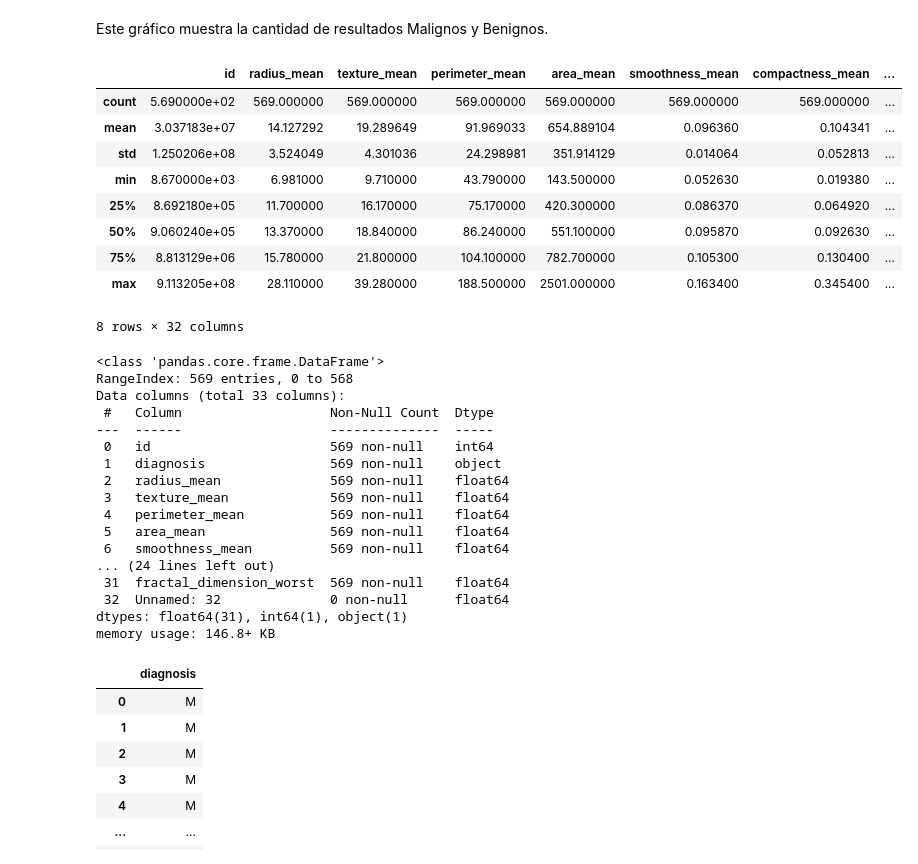
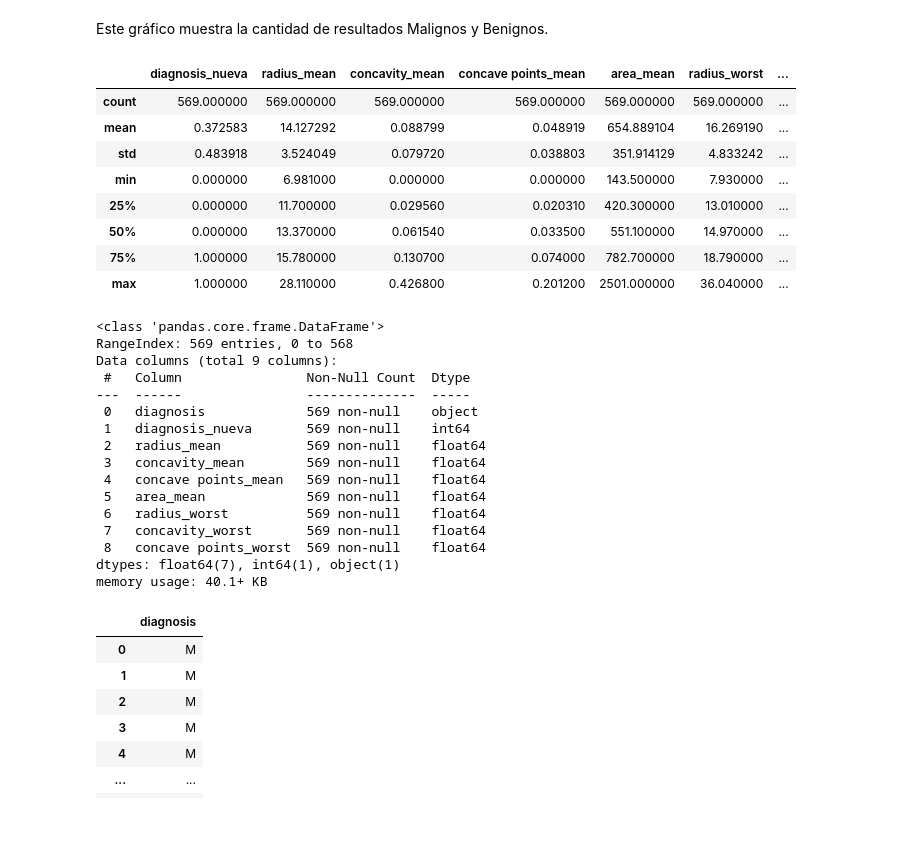
Before and after one commit to Mcps40/Dunder, a Jupyter notebook: data_Cancer.ipynb, the cells around one changed output. Drawn from its saved outputs; the diff is of its cells as text; code cells hidden in the pictures; blank space fills up the shorter version.

```diff
--- a/data_Cancer.ipynb
+++ b/data_Cancer.ipynb
@@ -8,7 +8,7 @@ from IPython.display import display
 from  PIL import Image
 # %%
 # Se abre el archivo en un dataFrame
-sourse = pd.read_csv("/content/Mineria_Datos/datos.csv")
+sourse = pd.read_csv("/content/MineriaDatos/data.csv")
 # %%
 # Se realiza copia de los datos en otro daraFrame para no modificar el archivo original
 data = sourse
@@ -154,0 +172,6 @@ Un valor alto indica que hay núcleos con formas muy asimétricas, lo que puede
+# %%
+# Creamos una nueva columna para cambiar valores de diagnosis sin modificar, remplezando sus datos en 1 y 0
+data['diagnosis_nueva'] = data['diagnosis'].replace({'M': 1, 'B': 0})
+
+# Muestra las primeras filas para verificar
+display(data[['diagnosis', 'diagnosis_nueva']].head())
@@ -155 +185,5 @@ Un valor alto indica que hay núcleos con formas muy asimétricas, lo que puede
+# %%
+# Creamos el nuevo dataFrame solo con algunas columnas específicas incluyendo la nueva columna 'diagnosis_nueva'
+selected_columns = ['diagnosis','diagnosis_nueva','radius_mean', 'concavity_mean', 'concave points_mean', 'area_mean', 'radius_worst', 'concavity_worst', 'concave points_worst']
+new_data = data[selected_columns].copy()
 # %%
@@ -289,22 +278,21 @@ plt.show()
 Este gráfico muestra la cantidad de resultados Malignos y Benignos.
 # %%
 # describe cada columa númerica y entrega el detalle
-data.describe()
+new_data.describe()
 # para describir una columa en particular se puede usar:
 # data["comuna:numerica"].describe()
 #para ver un resultado x
 # data["columna_numerica"].min()  para ver la minima, se puede la media o cualquier otra.
 # %% [output]
-|  | id | radius_mean | texture_mean | perimeter_mean | area_mean | smoothness_mean | compactness_mean | ... |
-| count | 5.690000e+02 | 569.000000 | 569.000000 | 569.000000 | 569.000000 | 569.000000 | 569.000000 | ... |
-| mean | 3.037183e+07 | 14.127292 | 19.289649 | 91.969033 | 654.889104 | 0.096360 | 0.104341 | ... |
-| std | 1.250206e+08 | 3.524049 | 4.301036 | 24.298981 | 351.914129 | 0.014064 | 0.052813 | ... |
-| min | 8.670000e+03 | 6.981000 | 9.710000 | 43.790000 | 143.500000 | 0.052630 | 0.019380 | ... |
-| 25% | 8.692180e+05 | 11.700000 | 16.170000 | 75.170000 | 420.300000 | 0.086370 | 0.064920 | ... |
-| 50% | 9.060240e+05 | 13.370000 | 18.840000 | 86.240000 | 551.100000 | 0.095870 | 0.092630 | ... |
-| 75% | 8.813129e+06 | 15.780000 | 21.800000 | 104.100000 | 782.700000 | 0.105300 | 0.130400 | ... |
-| max | 9.113205e+08 | 28.110000 | 39.280000 | 188.500000 | 2501.000000 | 0.163400 | 0.345400 | ... |
+|  | diagnosis_nueva | radius_mean | concavity_mean | concave points_mean | area_mean | radius_worst | ... |
+| count | 569.000000 | 569.000000 | 569.000000 | 569.000000 | 569.000000 | 569.000000 | ... |
+| mean | 0.372583 | 14.127292 | 0.088799 | 0.048919 | 654.889104 | 16.269190 | ... |
+| std | 0.483918 | 3.524049 | 0.079720 | 0.038803 | 351.914129 | 4.833242 | ... |
+| min | 0.000000 | 6.981000 | 0.000000 | 0.000000 | 143.500000 | 7.930000 | ... |
+| 25% | 0.000000 | 11.700000 | 0.029560 | 0.020310 | 420.300000 | 13.010000 | ... |
+| 50% | 0.000000 | 13.370000 | 0.061540 | 0.033500 | 551.100000 | 14.970000 | ... |
+| 75% | 1.000000 | 15.780000 | 0.130700 | 0.074000 | 782.700000 | 18.790000 | ... |
+| max | 1.000000 | 28.110000 | 0.426800 | 0.201200 | 2501.000000 | 36.040000 | ... |
-8 rows × 32 columns
 # %%
 # Revisamos si nuestra dataframe tiene valores nulos
 #data.isnull().sum()
@@ -315,24 +303,23 @@ data.describe()
 #*****************************************************************
 
 # Para ver en mayor detalle de datos nulos, revisamos todas las columnas
-data.info()
+new_data.info()
 # %% [output]
 <class 'pandas.core.frame.DataFrame'>
 RangeIndex: 569 entries, 0 to 568
-Data columns (total 33 columns):
- #   Column                   Non-Null Count  Dtype
----  ------                   --------------  -----
- 0   id                       569 non-null    int64
- 1   diagnosis                569 non-null    object
- 2   radius_mean              569 non-null    float64
- 3   texture_mean             569 non-null    float64
- 4   perimeter_mean           569 non-null    float64
- 5   area_mean                569 non-null    float64
- 6   smoothness_mean          569 non-null    float64
-... (24 lines left out)
- 31  fractal_dimension_worst  569 non-null    float64
- 32  Unnamed: 32              0 non-null      float64
-dtypes: float64(31), int64(1), object(1)
-memory usage: 146.8+ KB
+Data columns (total 9 columns):
+ #   Column                Non-Null Count  Dtype
+---  ------                --------------  -----
+ 0   diagnosis             569 non-null    object
+ 1   diagnosis_nueva       569 non-null    int64
+ 2   radius_mean           569 non-null    float64
+ 3   concavity_mean        569 non-null    float64
+ 4   concave points_mean   569 non-null    float64
+ 5   area_mean             569 non-null    float64
+ 6   radius_worst          569 non-null    float64
+ 7   concavity_worst       569 non-null    float64
+ 8   concave points_worst  569 non-null    float64
+dtypes: float64(7), int64(1), object(1)
+memory usage: 40.1+ KB
 # %%
 # muestra los valores que tiene la columa diagnosis
```
Also changed, not shown: parts of 20 cells of this notebook.
